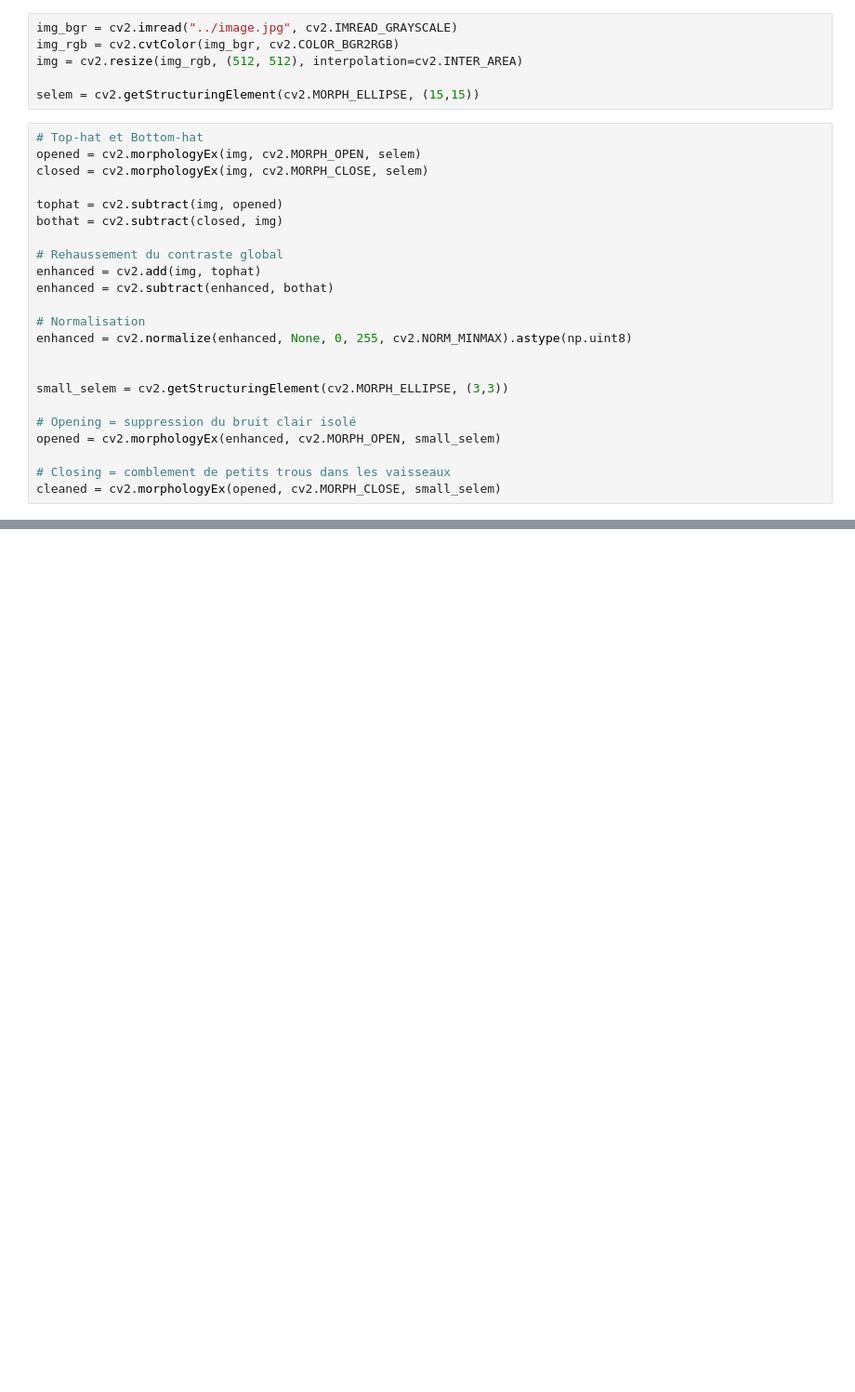
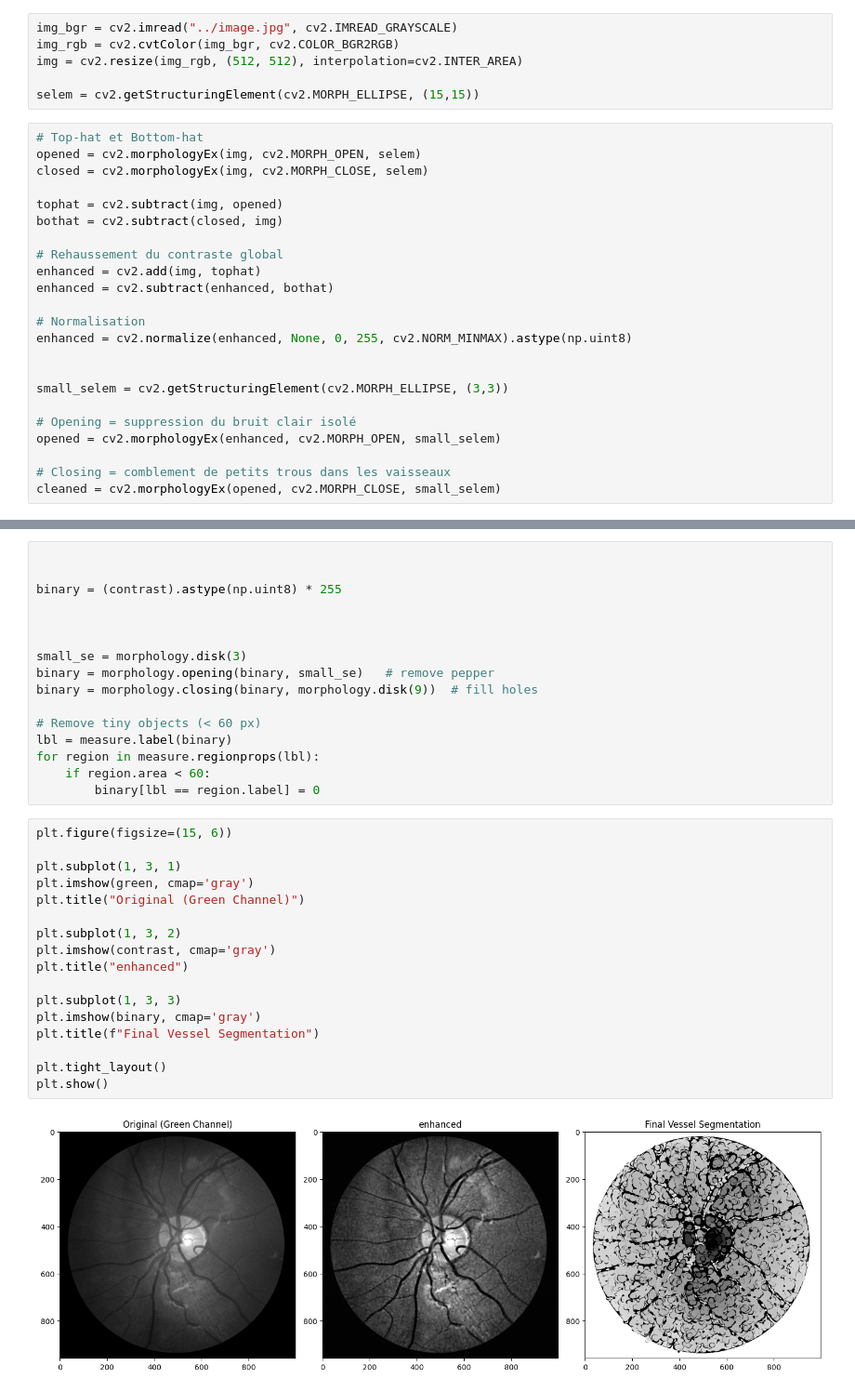
Before and after one commit to AbderrahmenJdidi/Retinal-Blood-Vessel-Segmentation-for-Diabetic-Retinopathy-detection, a Jupyter notebook: research/preprocessing-2.ipynb, the cells around one changed output, grey strips where cells are left out. Shown at 93% size. Drawn from its saved outputs; the diff is of its cells as text; blank space fills up the shorter version.

Commit message:
segmentation

```diff
--- a/research/preprocessing-2.ipynb
+++ b/research/preprocessing-2.ipynb
@@ -39,0 +210,35 @@ plt.show()
+# %%
+
+
+binary = (contrast).astype(np.uint8) * 255
+
+
+
+small_se = morphology.disk(3)
+binary = morphology.opening(binary, small_se)   # remove pepper
+binary = morphology.closing(binary, morphology.disk(9))  # fill holes
+
+# Remove tiny objects (< 60 px)
+lbl = measure.label(binary)
+for region in measure.regionprops(lbl):
+    if region.area < 60:
+        binary[lbl == region.label] = 0
+# %%
+plt.figure(figsize=(15, 6))
+
+plt.subplot(1, 3, 1)
+plt.imshow(green, cmap='gray')
+plt.title("Original (Green Channel)")
+
+plt.subplot(1, 3, 2)
+plt.imshow(contrast, cmap='gray')
+plt.title("enhanced")
+
+plt.subplot(1, 3, 3)
+plt.imshow(binary, cmap='gray')
+plt.title(f"Final Vessel Segmentation")
+
+plt.tight_layout()
+plt.show()
+# %% [output]
+[figure, added]
```
Also changed, not shown: parts of 9 cells of this notebook, 1 other file.
